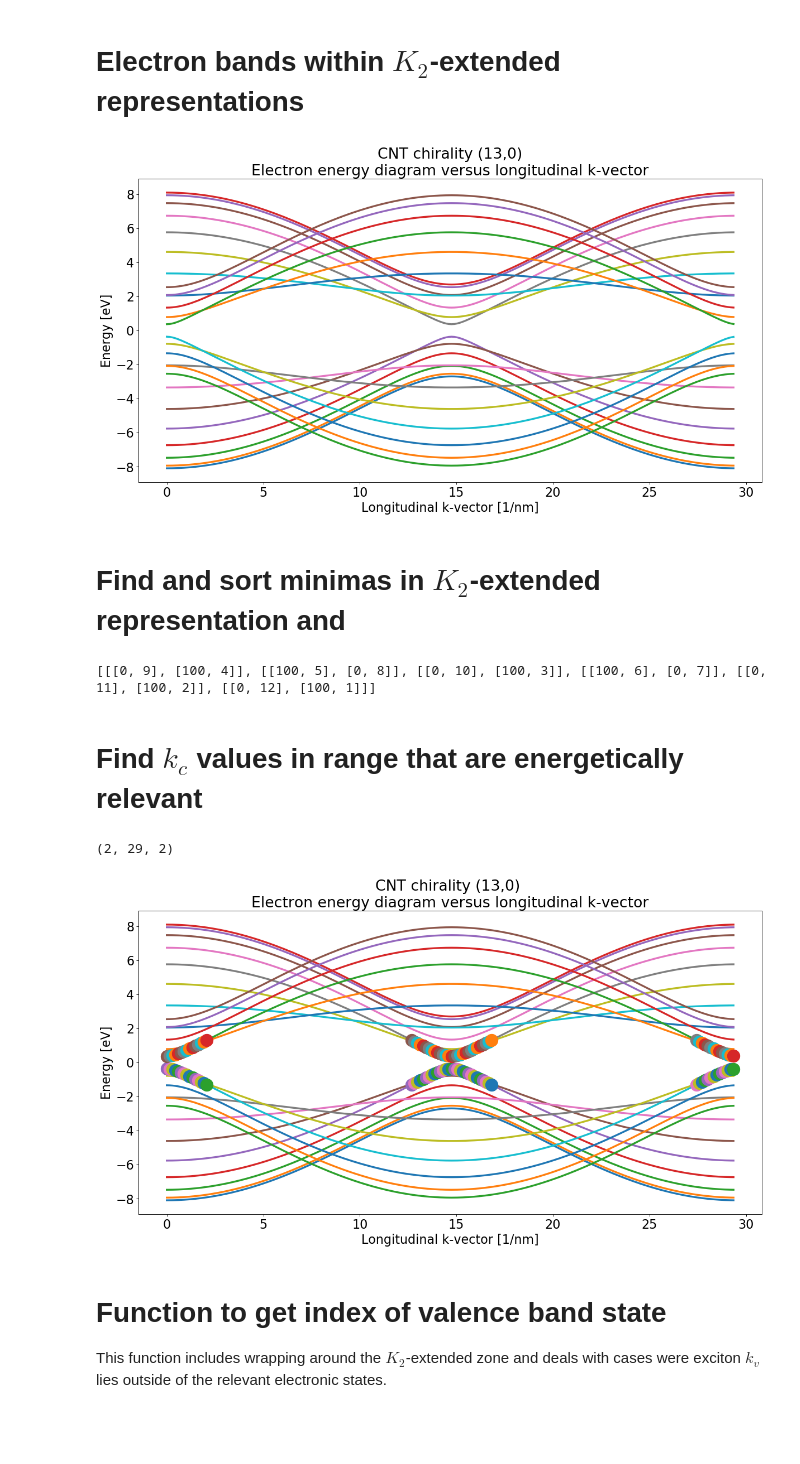
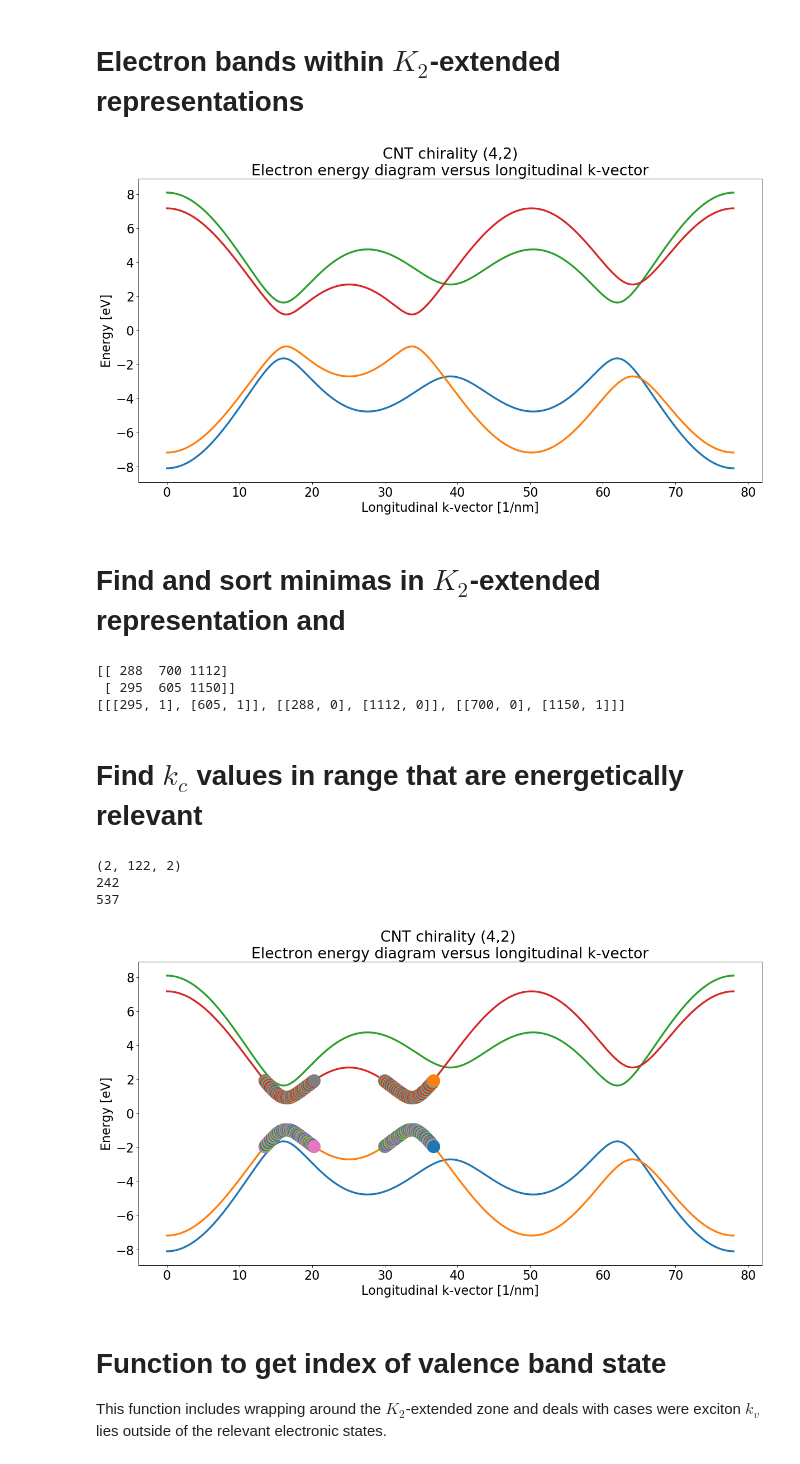
Before and after one commit to amirhosseindavoody/carbon_nanotube_exciton_energy, a Jupyter notebook: python/cnt_exciton.ipynb, the cells around one changed output. Saved outputs shown, nothing was run; the diff lists cells and outputs as text; code cells hidden in the pictures; blank space fills up the shorter version.

```diff
--- a/python/cnt_exciton.ipynb
+++ b/python/cnt_exciton.ipynb
@@ -31,7 +31,7 @@ eV = 1.6e-19
 # %% [markdown]
 # Carbon structure constants
 # %%
-n, m = 13,0
+n, m = 4,2
 print("chirality: ({},{})".format(n,m))
 
 a_cc = 1.42e-10
@@ -304,7 +304,7 @@ plt.ylabel('Energy [eV]', size=20)
 # plt.ylim([0.3e-18, 0.7e-18])
 plt.savefig('K2_extended_electron_bandstructure.png')
 # %% [output]
-[figure, old version]
+[figure, new version]
 # %% [markdown]
 # Find and sort minimas in $K_2$-extended representation and
 # %%
@@ -357,12 +357,15 @@ def find_equivalent_minimas(local_min_index, energy):
     return equivalent_minimas
 
 local_min_index = get_local_min_indices(el_energy_K2ext[1,:,:])
+print(local_min_index)
 local_min_index = flatten_local_min_indices(local_min_index)
 local_min_index = bubble_sort(local_min_index, el_energy_K2ext)
 local_min_index = find_equivalent_minimas(local_min_index, el_energy_K2ext)
 print(local_min_index)
 # %% [output]
-[[[0, 9], [100, 4]], [[100, 5], [0, 8]], [[0, 10], [100, 3]], [[100, 6], [0, 7]], [[0, 11], [100, 2]], [[0, 12], [100, 1]]]
+[[ 288  700 1112]
+ [ 295  605 1150]]
+[[[295, 1], [605, 1]], [[288, 0], [1112, 0]], [[700, 0], [1150, 1]]]
 # %% [markdown]
 # Find $k_c$ values in range that are energetically relevant
 # %%
@@ -421,41 +424,45 @@ def find_kc_range(i_sub, min_indices, delta_energy, energy):
             in_range = True
 
     assert len(ikc_range[0]) == len(ikc_range[1]), \
-        "Number of states in equivalent valleys are different: len(ikc_range[0])={}, len(ikc_range[1])={}".format(len(ikc_range[0]), len(ikc_range[1]))
+        "Number of states in equivalent valleys are different: len(ikc_range[0])={}, len(ikc_range[1])={}"\
+        .format(len(ikc_range[0]), len(ikc_range[1]))
 
     return ikc_range
 
 ikc_range = find_kc_range(i_sub=0, min_indices=local_min_index, delta_energy=1*eV, energy=el_energy_K2ext)
 ikc_range = np.array(ikc_range, dtype='int')
 # ikc_range = np.sort(ikc_range, axis=1)
 print(ikc_range.shape)
 
 def plot_kc_range(ikc_range, energy, k_vec):
 
     fig=plt.figure(figsize=(18, 9), dpi= 80, facecolor='w', edgecolor='k')
     for dim1 in range(energy.shape[0]):
         for dim3 in range(energy.shape[2]):
             plt.plot(k_vec*1e-9, energy[dim1,:,dim3]/eV, linestyle='-', linewidth=3)
 
     selected_energy = []
     for i_valley in range(ikc_range.shape[0]):
         for j in range(ikc_range.shape[1]):
             for i_band in range(2):
                 ik = ikc_range[i_valley,j,0]
                 mu = ikc_range[i_valley,j,1]
                 plt.plot(k_vec[ik]*1e-9, energy[i_band,ik,mu]/eV, marker='o', markersize=20)
 
     plt.title('CNT chirality ({},{}) \nElectron energy diagram versus longitudinal k-vector'.format(n,m), size=24)
     plt.tick_params(axis='both', which='major', labelsize=20)
     plt.xlabel('Longitudinal k-vector [1/nm]', size=20)
     plt.ylabel('Energy [eV]', size=20)
     plt.savefig('K2_extended_electron_bandstructure_highliting_valleys.png')
 
 plot_kc_range(ikc_range=ikc_range, energy=el_energy_K2ext, k_vec=k_vector_K2ext)
-# print(ikc_range[0,:,:])
+print(ikc_range[0,0,0])
+print(ikc_range[1,0,0])
 # %% [output]
-(2, 29, 2)
+(2, 122, 2)
+242
+537
-[figure, old version]
+[figure, new version]
 # %% [markdown]
 # Function to get index of valence band state
 This function includes wrapping around the $K_2$-extended zone and deals with cases were exciton $k_v$ lies outside of the relevant electronic states.
```
Also changed, not shown: parts of 19 cells of this notebook, 13 other files.
